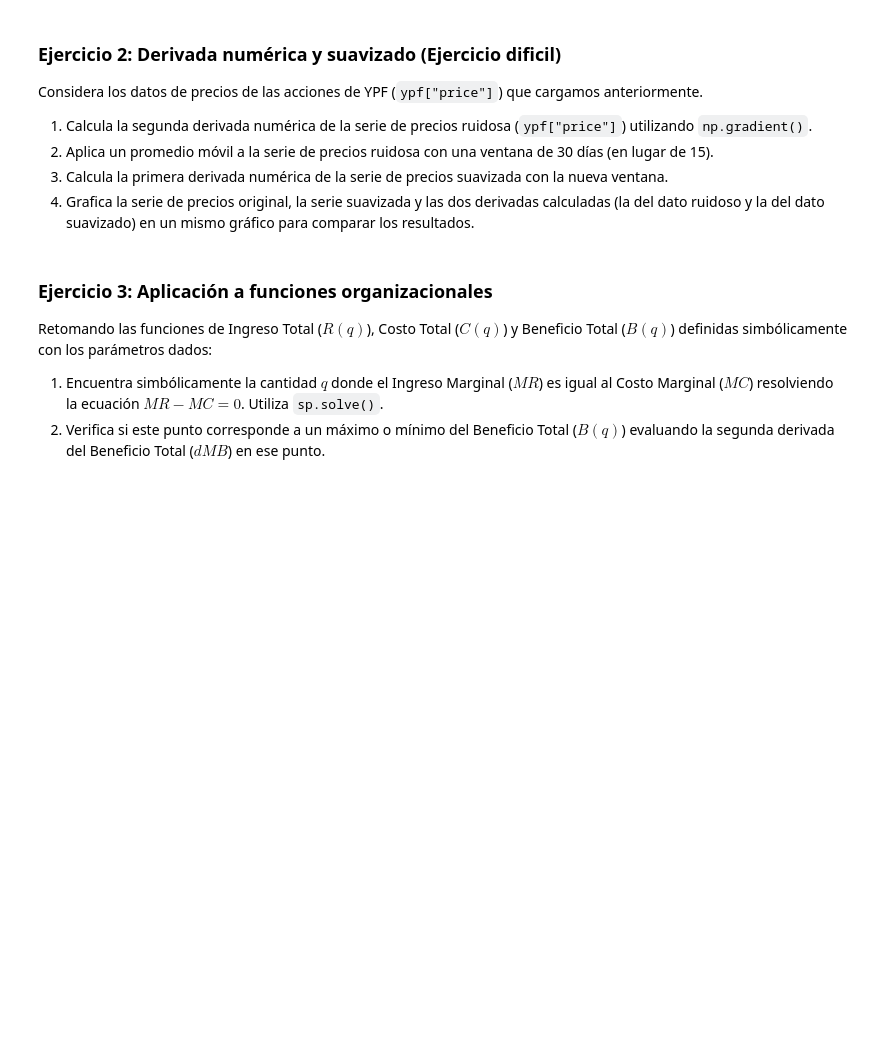
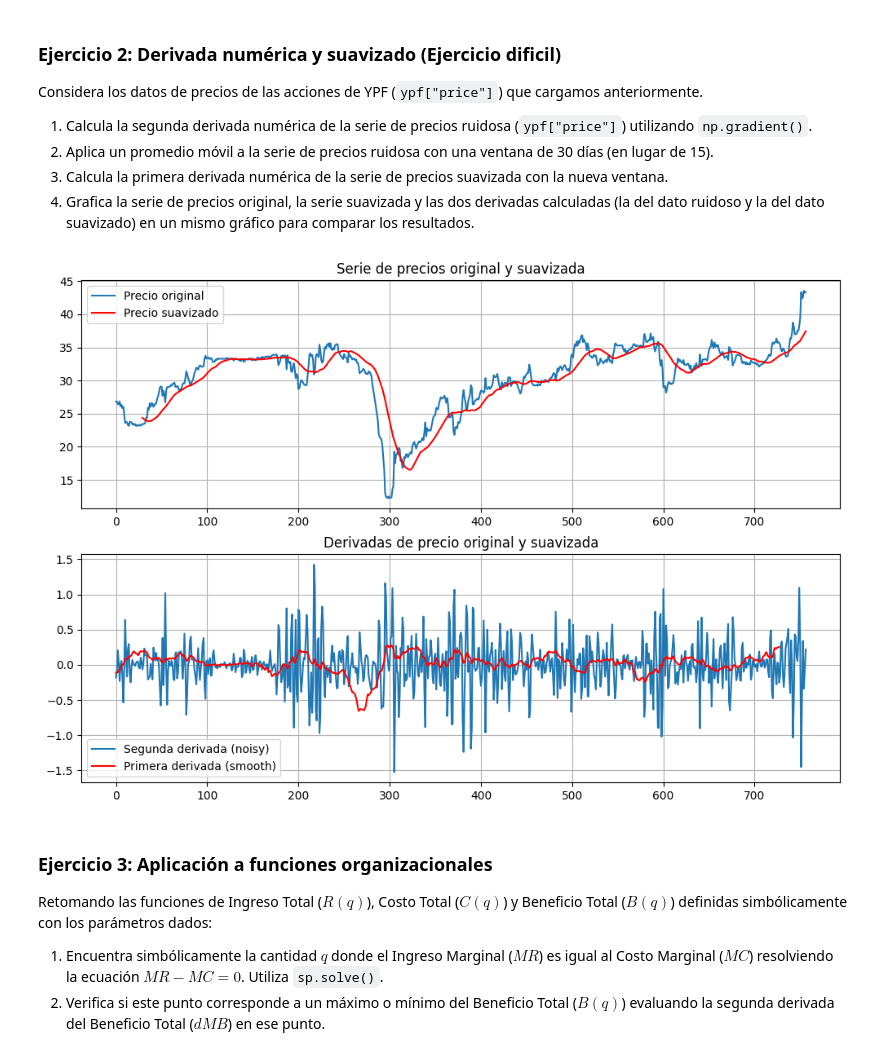
Before and after one commit to alexballera/laboratorio-tgad-fce, a Jupyter notebook: actividades/actividad9/9_derivada_variaciones_practica.ipynb, the cells around one changed output. Cells and saved outputs as stored; diff of their text form; code cells hidden in the pictures; blank space fills up the shorter version.

```diff
--- a/actividades/actividad9/9_derivada_variaciones_practica.ipynb
+++ b/actividades/actividad9/9_derivada_variaciones_practica.ipynb
@@ -196,5 +199,40 @@ Considera los datos de precios de las acciones de YPF (`ypf["price"]`) que carga
 # %%
-# Resolver Ejercicio 2
+#Paso 1:
+#Importamos el archivo de ypf
+ypf = pd.read_excel("dataset_clase9.xlsx")
+
+#Calculamos la 2da derivada
+D2_ypf = np.gradient(np.gradient(ypf["price"]))
+# %%
+#Paso 2:
+#Aplicamos un promedio móvil usando .rolling
+ypf["price_smooth"] = ypf["price"].rolling(window=30).mean()
+
+
+
+#Paso 3:
+#Calculamos la 1ra derivada con la ventana de 30 días
+D_smooth_ypf = np.gradient(ypf["price_smooth"].dropna()) #.dropna() "elimina" los espacios vacíos que .rolling genera antes de llegar a 30
+# %%
+#Paso 4:
+#Graficamos: serie de precios original, serie suavizada, derivada noisy y derivada smooth
+#Original y suavizada:
+fig, (ax1, ax2) = plt.subplots(2, 1, figsize=(12,8))
+ax1.plot(ypf["price"], label = "Precio original")
+ax1.plot(ypf["price_smooth"], label = "Precio suavizado", color = "red")
+ax1.set_title("Serie de precios original y suavizada")
+ax1.legend()
+ax1.grid(True)
+#Derivada noisy y derivada smooth:
+ax2.plot(D2_ypf, label = "Segunda derivada (noisy)")
+ax2.plot(D_smooth_ypf, label = "Primera derivada (smooth)", color = "red")
+ax2.set_title("Derivadas de precio original y suavizada")
+ax2.legend()
+ax2.grid(True)
+
+plt.show()
+# %% [output]
+[figure, added]
 # %% [markdown]
 ### Ejercicio 3: Aplicación a funciones organizacionales
 Retomando las funciones de Ingreso Total ($R(q)$), Costo Total ($C(q)$) y Beneficio Total ($B(q)$) definidas simbólicamente con los parámetros dados:
```
Also changed, not shown: parts of 1 cell of this notebook, 2 other files.
